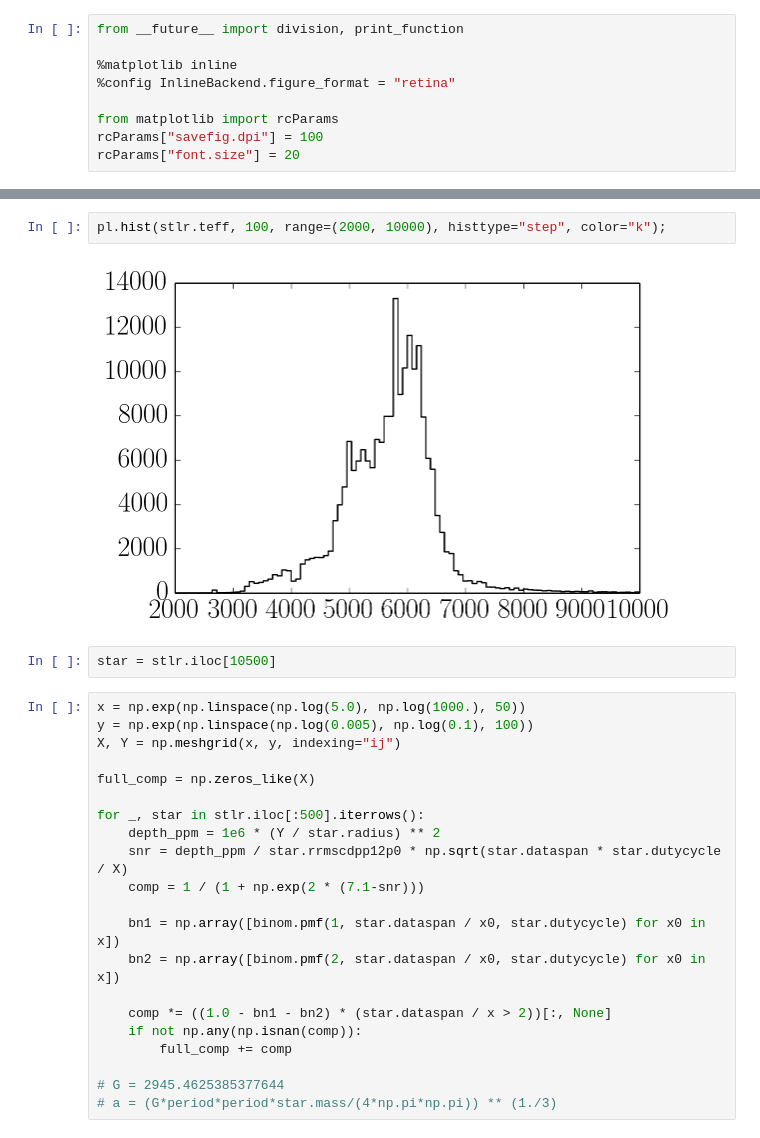
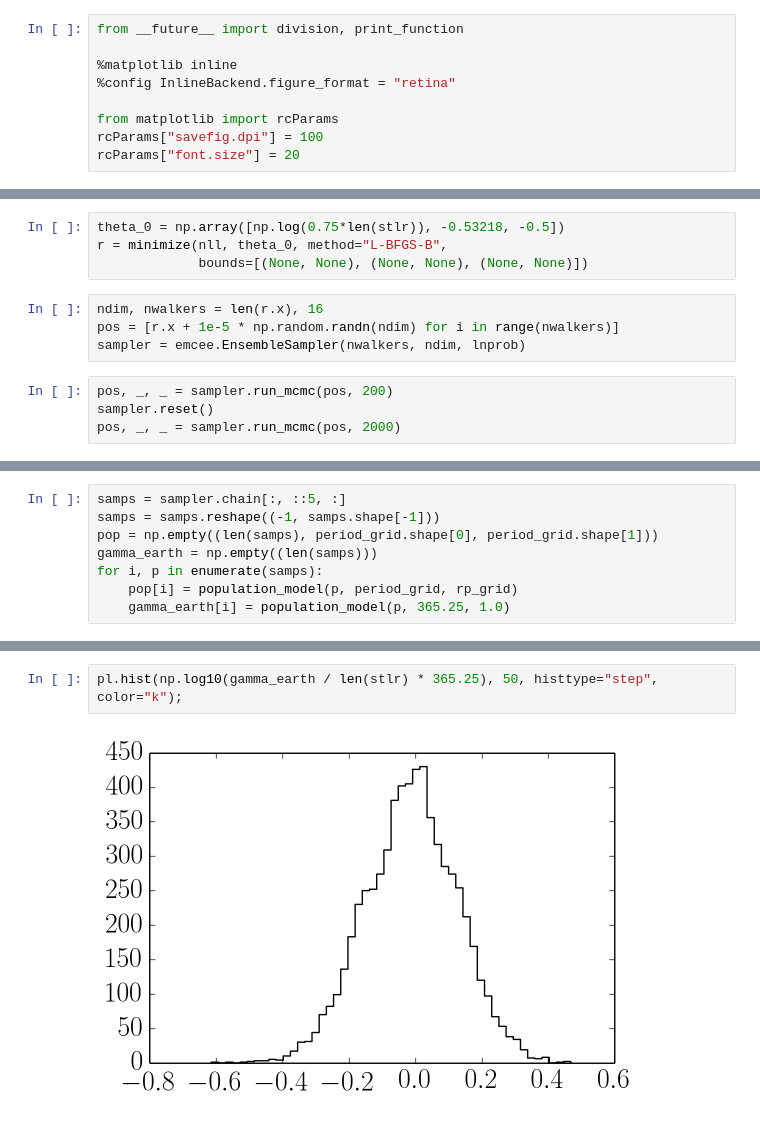
Before and after one commit to dfm/exopop2, a Jupyter notebook: Completeness.ipynb, the cells around one changed output, grey strips where cells are left out. Drawn from its saved outputs; the diff is of its cells as text.

```diff
--- a/Completeness.ipynb
+++ b/Completeness.ipynb
@@ -17,0 +204,12 @@ stlr = get_stlr()
+# %%
+theta_0 = np.array([np.log(0.75*len(stlr)), -0.53218, -0.5])
+r = minimize(nll, theta_0, method="L-BFGS-B",
+             bounds=[(None, None), (None, None), (None, None)])
+# %%
+ndim, nwalkers = len(r.x), 16
+pos = [r.x + 1e-5 * np.random.randn(ndim) for i in range(nwalkers)]
+sampler = emcee.EnsembleSampler(nwalkers, ndim, lnprob)
+# %%
+pos, _, _ = sampler.run_mcmc(pos, 200)
+sampler.reset()
+pos, _, _ = sampler.run_mcmc(pos, 2000)
@@ -17,0 +220,8 @@ stlr = get_stlr()
+# %%
+samps = sampler.chain[:, ::5, :]
+samps = samps.reshape((-1, samps.shape[-1]))
+pop = np.empty((len(samps), period_grid.shape[0], period_grid.shape[1]))
+gamma_earth = np.empty((len(samps)))
+for i, p in enumerate(samps):
+    pop[i] = population_model(p, period_grid, rp_grid)
+    gamma_earth[i] = population_model(p, 365.25, 1.0)
@@ -18,27 +270,4 @@ stlr = get_stlr()
 # %%
-pl.hist(stlr.teff, 100, range=(2000, 10000), histtype="step", color="k");
+pl.hist(np.log10(gamma_earth / len(stlr) * 365.25), 50, histtype="step", color="k");
 # %% [output]
-[figure, old version]
+[figure, new version]
-# %%
-star = stlr.iloc[10500]
-# %%
-x = np.exp(np.linspace(np.log(5.0), np.log(1000.), 50))
-y = np.exp(np.linspace(np.log(0.005), np.log(0.1), 100))
-X, Y = np.meshgrid(x, y, indexing="ij")
-
-full_comp = np.zeros_like(X)
-
-for _, star in stlr.iloc[:500].iterrows():
-    depth_ppm = 1e6 * (Y / star.radius) ** 2
-    snr = depth_ppm / star.rrmscdpp12p0 * np.sqrt(star.dataspan * star.dutycycle / X)
-    comp = 1 / (1 + np.exp(2 * (7.1-snr)))
-
-    bn1 = np.array([binom.pmf(1, star.dataspan / x0, star.dutycycle) for x0 in x])
-    bn2 = np.array([binom.pmf(2, star.dataspan / x0, star.dutycycle) for x0 in x])
-
-    comp *= ((1.0 - bn1 - bn2) * (star.dataspan / x > 2))[:, None]
-    if not np.any(np.isnan(comp)):
-        full_comp += comp
-
-# G = 2945.4625385377644
-# a = (G*period*period*star.mass/(4*np.pi*np.pi)) ** (1./3)
```
Also changed, not shown: parts of 24 cells of this notebook, 1 other file.
